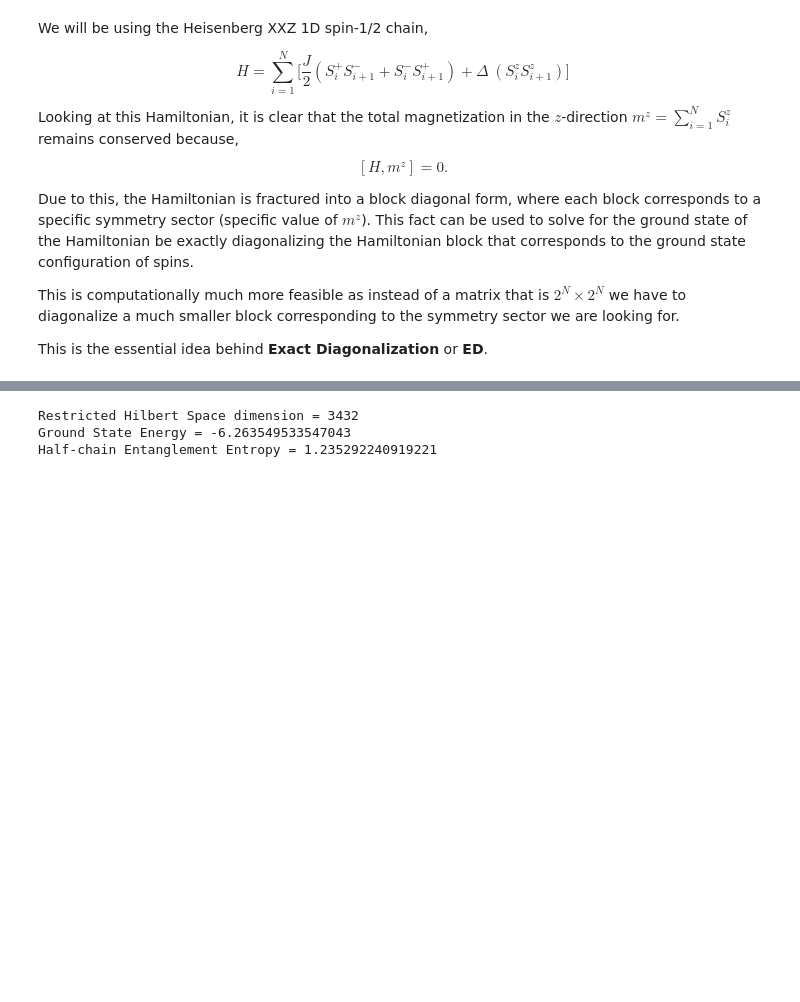
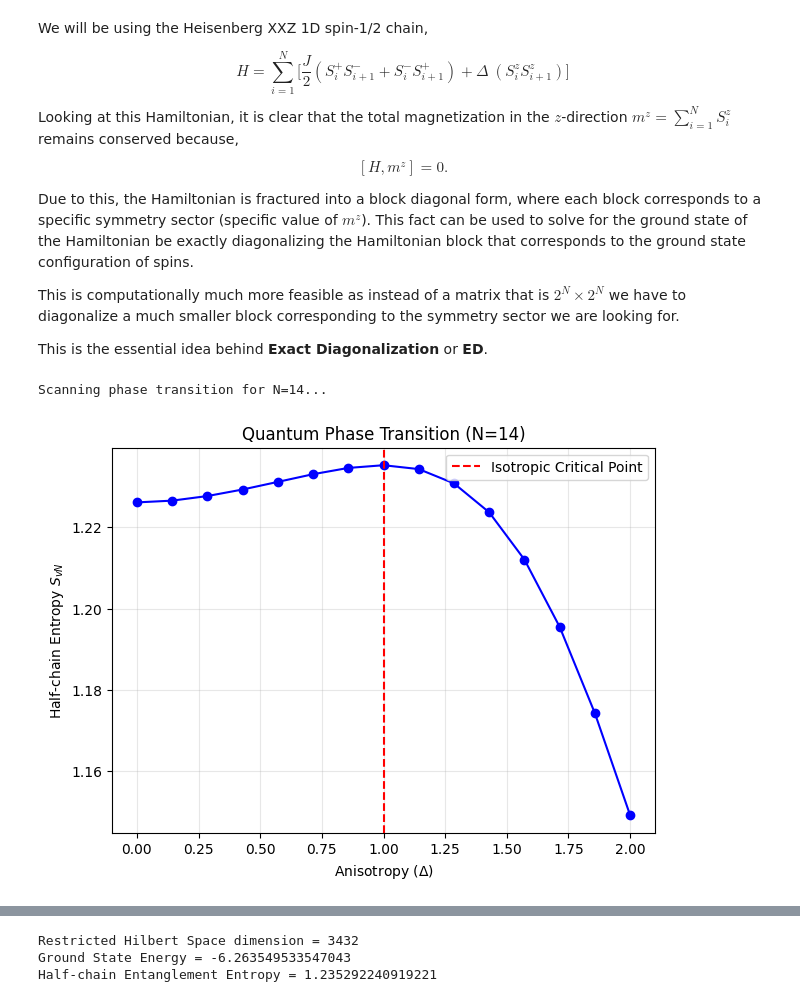
Before and after one commit to Dipanjan-Chaudhuri/ED-and-VMC, a Jupyter notebook: ED_of_1D_Quantum_Spin_Chains.ipynb, the cells around one changed output, grey strips where cells are left out. Cells and saved outputs as stored; diff of their text form; code cells hidden in the pictures; blank space fills up the shorter version.

```diff
--- a/ED_of_1D_Quantum_Spin_Chains.ipynb
+++ b/ED_of_1D_Quantum_Spin_Chains.ipynb
@@ -43,7 +45,7 @@ def generate_basis(N,N_up):
 # %%
 def build_hamiltonian(N, basis, state_to_index, J = 1.0 , Delta = 1.0):
   dim = len(basis)
-  H = sp.sparse.lil_matrix((dim,dim), dtype = np.float64)
+  H = sp.lil_matrix((dim,dim), dtype = np.float64)
   # LIL matrix allows for computationally cheap addition of elements in a sparse matrix. Element is appended, instead of the matrix being reconstructed everytime.
 
   for i,state in enumerate(basis):
@@ -130,3 +132,37 @@ def main():
   entropy = half_chain_entanglement_entropy(N, psi_0, basis)
   print(f"Ground State Energy = {E_0}")
   print(f"Half-chain Entanglement Entropy = {entropy}")
+# %%
+# ---------------------------------------------------------
+# Phase Transition Scanner (Entropy vs Delta)
+# ---------------------------------------------------------
+N_scan = 14
+N_up_scan = N_scan // 2
+J_scan = 1.0
+deltas = np.linspace(0.0, 2.0, 15)
+entropies = []
+
+# Basis only needs to be generated once for a fixed N
+basis_scan, state_to_index_scan = generate_basis(N_scan, N_up_scan)
+
+print(f"Scanning phase transition for N={N_scan}...")
+for d in deltas:
+    H_scan = build_hamiltonian(N_scan, basis_scan, state_to_index_scan, J_scan, d)
+    eigenenergies_scan, eigenvectors_scan = eigsh(H_scan, k=1, which='SA')
+    psi_0_scan = eigenvectors_scan[:, 0]
+
+    entropy = half_chain_entanglement_entropy(N_scan, psi_0_scan, basis_scan)
+    entropies.append(entropy)
+
+plt.figure(figsize=(7, 5))
+plt.plot(deltas, entropies, marker='o', color='b')
+plt.axvline(1.0, color='r', linestyle='--', label='Isotropic Critical Point')
+plt.xlabel(rf'Anisotropy ($\Delta$)')
+plt.ylabel(r'Half-chain Entropy $S_{vN}$')
+plt.title(f'Quantum Phase Transition (N={N_scan})')
+plt.legend()
+plt.grid(True, alpha=0.3)
+plt.show()
+# %% [output]
+Scanning phase transition for N=14...
+[figure, added]
```
Also changed, not shown: parts of 3 cells of this notebook.
